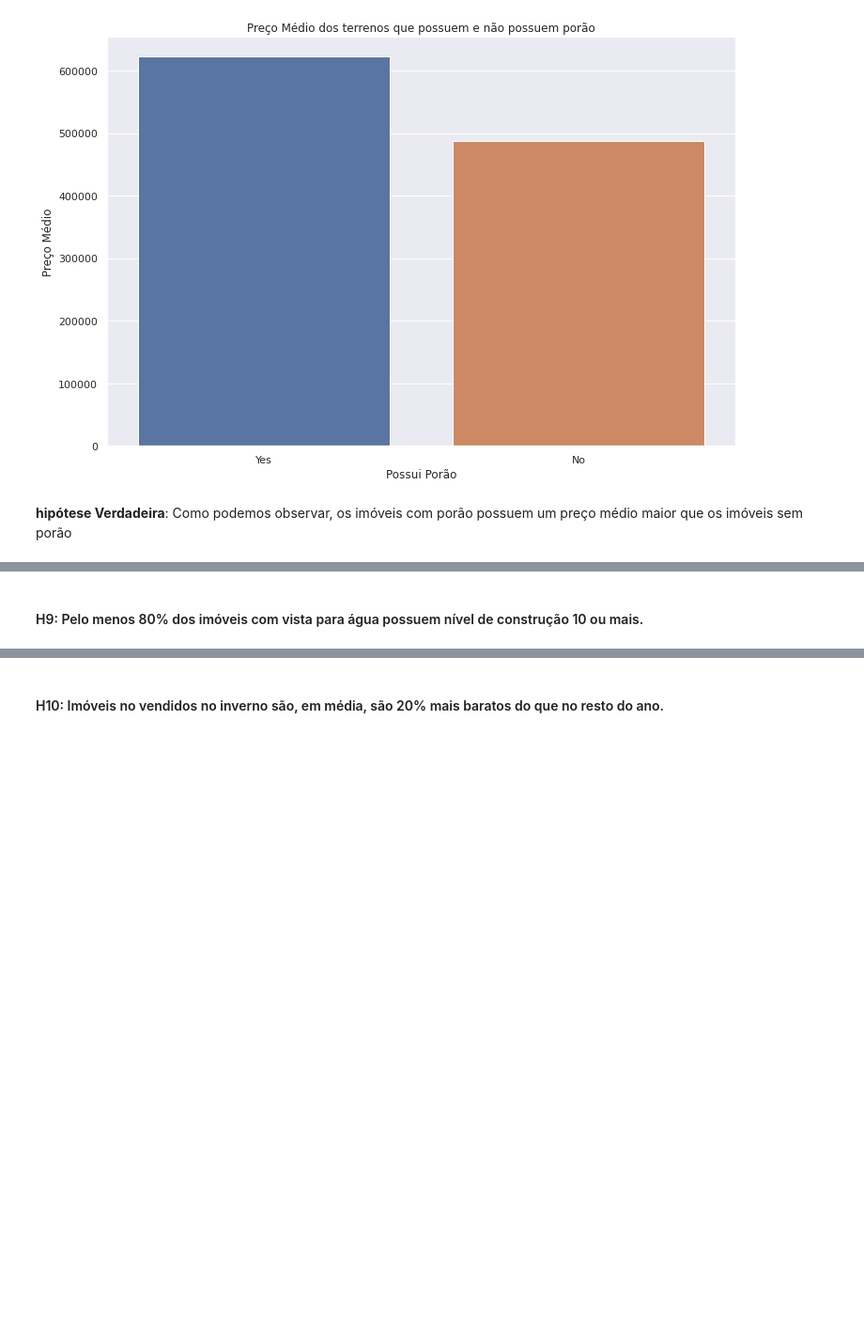
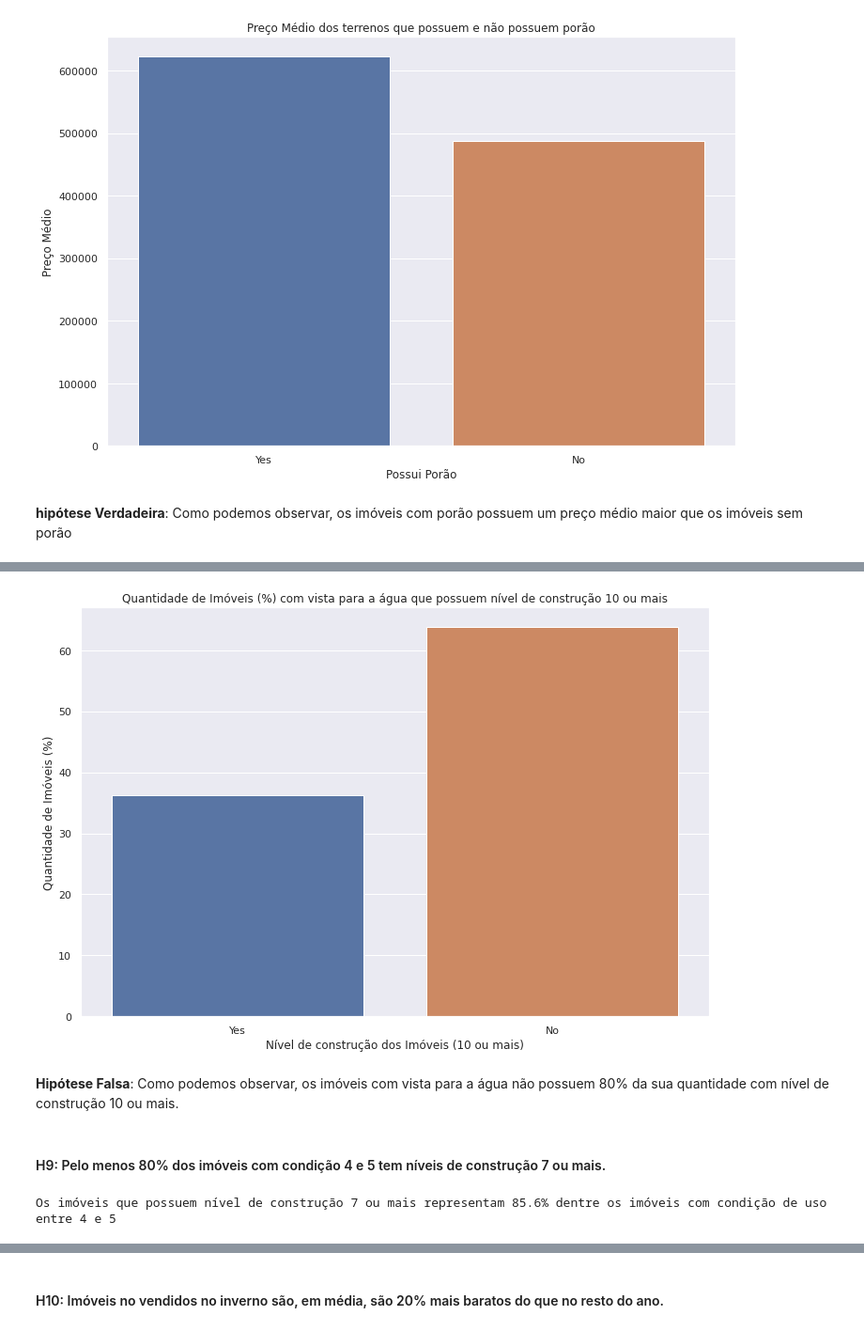
Before and after one commit to PedroFerraresi/houserocket, a Jupyter notebook: notebooks/pf_v2.0.ipynb, the cells around one changed output, grey strips where cells are left out. Shown at 94% size. Cells and saved outputs as stored; diff of their text form; code cells hidden in the pictures; blank space fills up the shorter version.

```diff
--- a/notebooks/pf_v2.0.ipynb
+++ b/notebooks/pf_v2.0.ipynb
@@ -518,2 +546,37 @@ ax = ax.set(
+# %%
+df_renovated = pd.DataFrame([
+    {'10_more': 'Yes', 'percent': percent_good_construction},
+    {'10_more': 'No', 'percent': percent_bad_construction},
+])
+
+ax = sns.barplot(
+    data = df_renovated,
+    x = '10_more',
+    y = 'percent',
+)
+
+ax = ax.set(
+    xlabel = 'Nível de construção dos Imóveis (10 ou mais)',
+    ylabel = 'Quantidade de Imóveis (%)',
+    title = 'Quantidade de Imóveis (%) com vista para a água que possuem nível de construção 10 ou mais',
+)
+# %% [output]
+[figure, added]
+# %% [markdown]
+**Hipótese Falsa**: Como podemos observar, os imóveis com vista para a água não possuem 80% da sua quantidade com nível de construção 10 ou mais.
 # %% [markdown]
-#### H9: Pelo menos 80% dos imóveis com vista para água possuem nível de construção 10 ou mais.
+#### H9: Pelo menos 80% dos imóveis com condição 4 e 5 tem níveis de construção 7 ou mais.
+# %%
+df_condition = df1.loc[ (df1['condition'] == 4) | (df1['condition'] == 5), : ]
+
+qty_houses = df_condition.shape[0]
+
+qty_good_construction = df_condition.loc[ df_condition['grade'] >= 7, 'id' ].count()
+qty_bad_construction = df_condition.loc[ ~(df_condition['grade'] >= 7), 'id' ].count()
+
+percent_good_construction = round((qty_good_construction / qty_houses * 100), 2)
+percent_bad_construction = round((qty_bad_construction / qty_houses * 100), 2)
+
+print(f'Os imóveis que possuem nível de construção 7 ou mais representam {percent_good_construction}% dentre os imóveis com condição de uso entre 4 e 5')
+# %% [output]
+Os imóveis que possuem nível de construção 7 ou mais representam 85.6% dentre os imóveis com condição de uso entre 4 e 5
```
Also changed, not shown: parts of 20 cells of this notebook.
